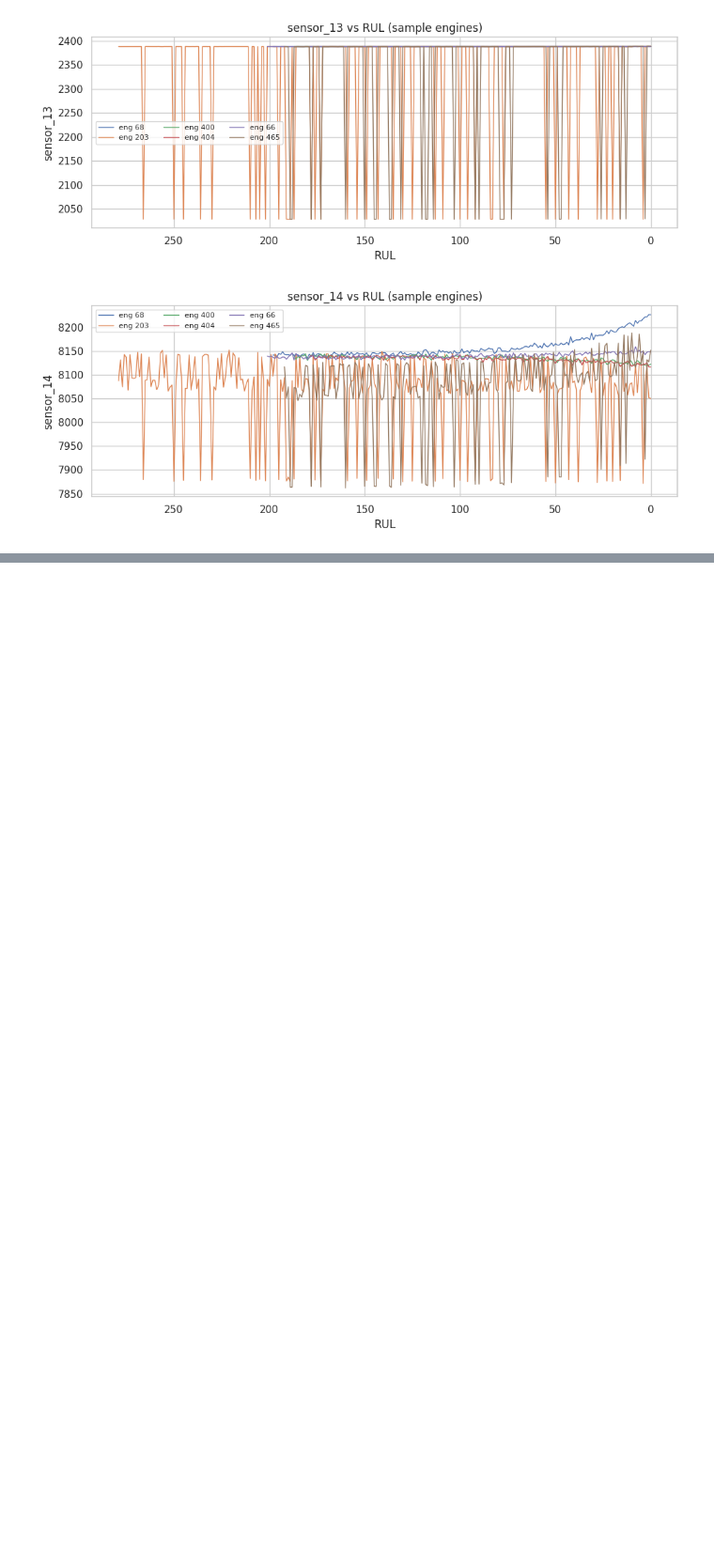
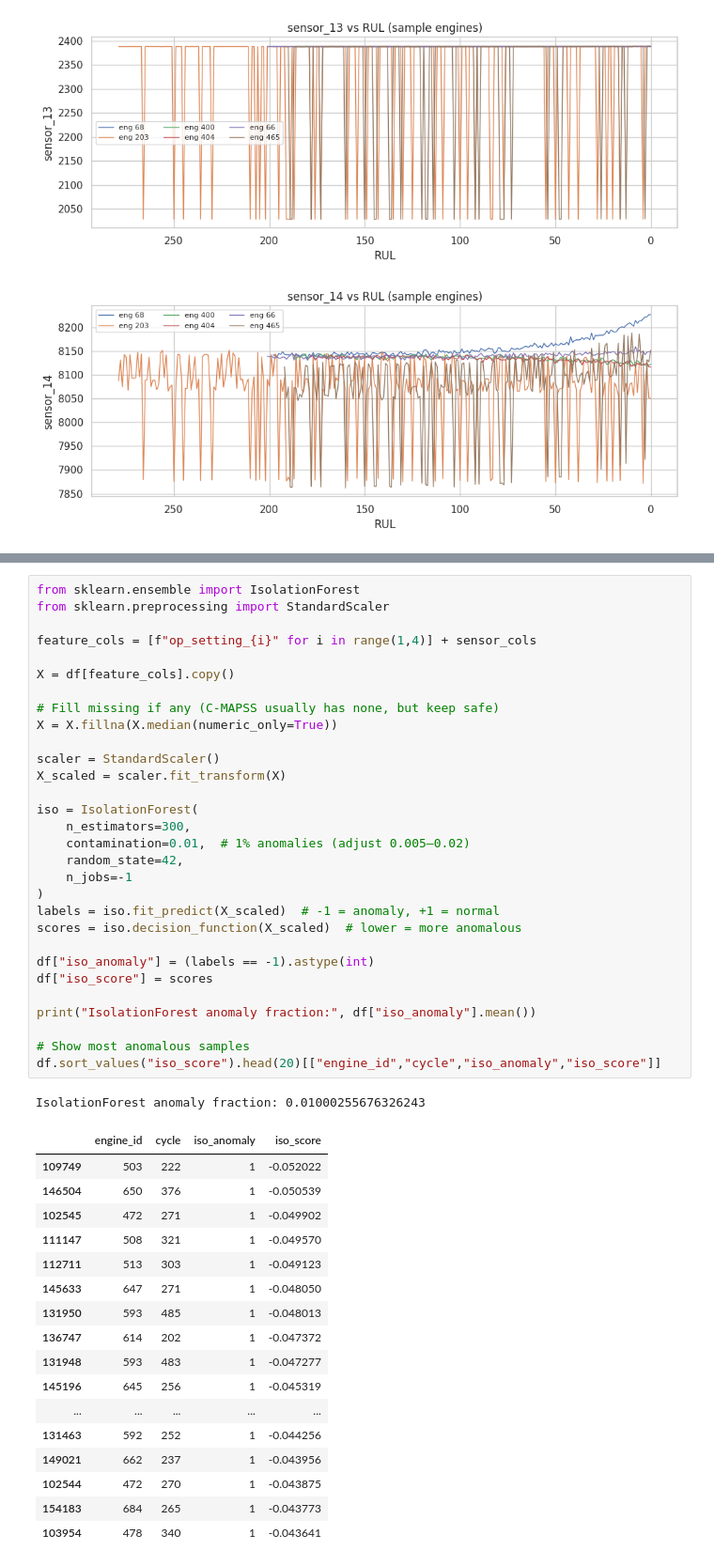
Before and after one commit to arpitDhiman2000/Predictive-Maintenance-Forecasting, a Jupyter notebook: notebook/exp_notebook.ipynb, the cells around one changed output, grey strips where cells are left out. Shown at 94% size. Saved outputs shown, nothing was run; the diff lists cells and outputs as text; blank space fills up the shorter version.

```diff
--- a/notebook/exp_notebook.ipynb
+++ b/notebook/exp_notebook.ipynb
@@ -879,0 +981,49 @@ for s in top_sensors:
+# %%
+from sklearn.ensemble import IsolationForest
+from sklearn.preprocessing import StandardScaler
+
+feature_cols = [f"op_setting_{i}" for i in range(1,4)] + sensor_cols
+
+X = df[feature_cols].copy()
+
+# Fill missing if any (C-MAPSS usually has none, but keep safe)
+X = X.fillna(X.median(numeric_only=True))
+
+scaler = StandardScaler()
+X_scaled = scaler.fit_transform(X)
+
+iso = IsolationForest(
+    n_estimators=300,
+    contamination=0.01,  # 1% anomalies (adjust 0.005–0.02)
+    random_state=42,
+    n_jobs=-1
+)
+labels = iso.fit_predict(X_scaled)  # -1 = anomaly, +1 = normal
+scores = iso.decision_function(X_scaled)  # lower = more anomalous
+
+df["iso_anomaly"] = (labels == -1).astype(int)
+df["iso_score"] = scores
+
+print("IsolationForest anomaly fraction:", df["iso_anomaly"].mean())
+
+# Show most anomalous samples
+df.sort_values("iso_score").head(20)[["engine_id","cycle","iso_anomaly","iso_score"]]
+# %% [output]
+IsolationForest anomaly fraction: 0.01000255676326243
+|  | engine_id | cycle | iso_anomaly | iso_score |
+| 109749 | 503 | 222 | 1 | -0.052022 |
+| 146504 | 650 | 376 | 1 | -0.050539 |
+| 102545 | 472 | 271 | 1 | -0.049902 |
+| 111147 | 508 | 321 | 1 | -0.049570 |
+| 112711 | 513 | 303 | 1 | -0.049123 |
+| 145633 | 647 | 271 | 1 | -0.048050 |
+| 131950 | 593 | 485 | 1 | -0.048013 |
+| 136747 | 614 | 202 | 1 | -0.047372 |
+| 131948 | 593 | 483 | 1 | -0.047277 |
+| 145196 | 645 | 256 | 1 | -0.045319 |
+| ... | ... | ... | ... | ... |
+| 131463 | 592 | 252 | 1 | -0.044256 |
+| 149021 | 662 | 237 | 1 | -0.043956 |
+| 102544 | 472 | 270 | 1 | -0.043875 |
+| 154183 | 684 | 265 | 1 | -0.043773 |
+| 103954 | 478 | 340 | 1 | -0.043641 |
```
Also changed, not shown: parts of 11 cells of this notebook, 8 other files.
